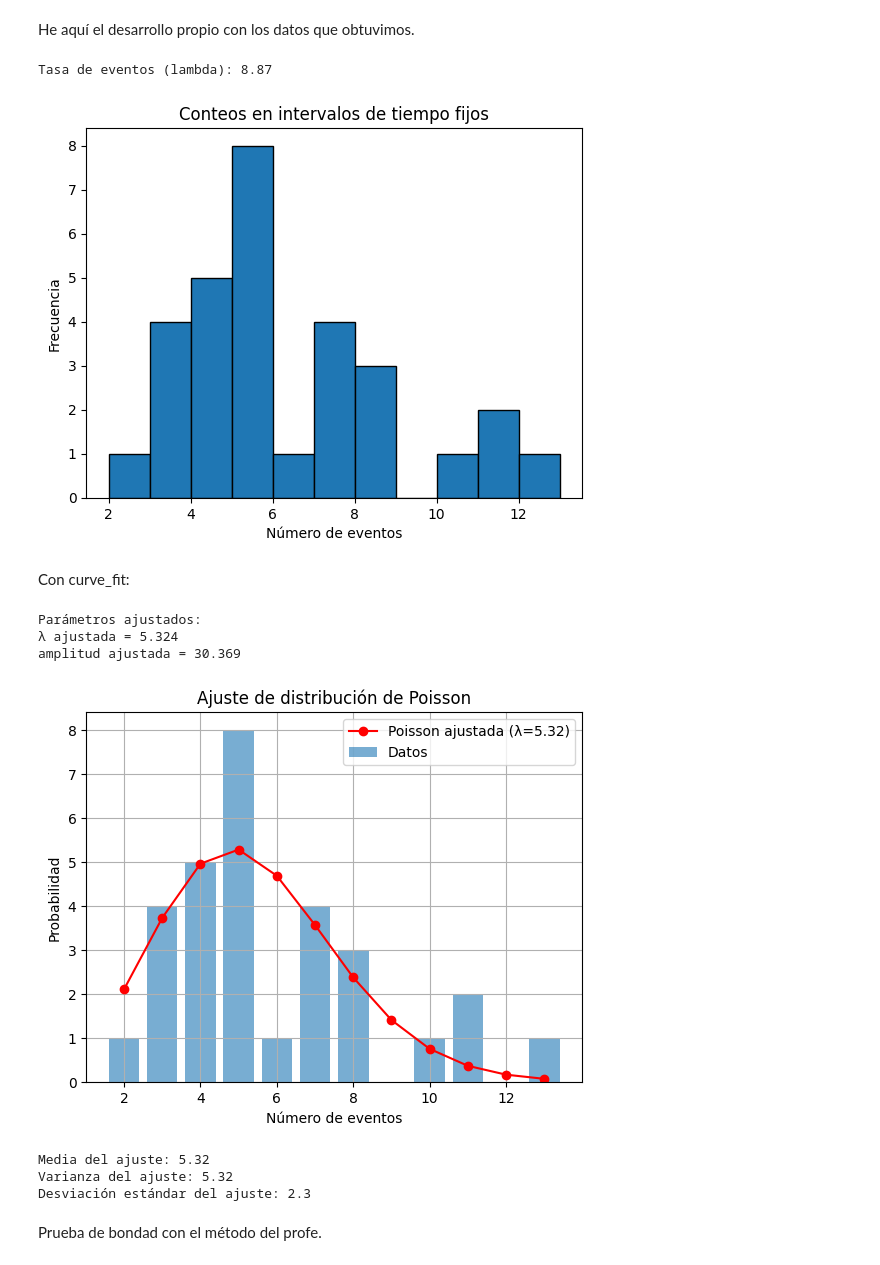
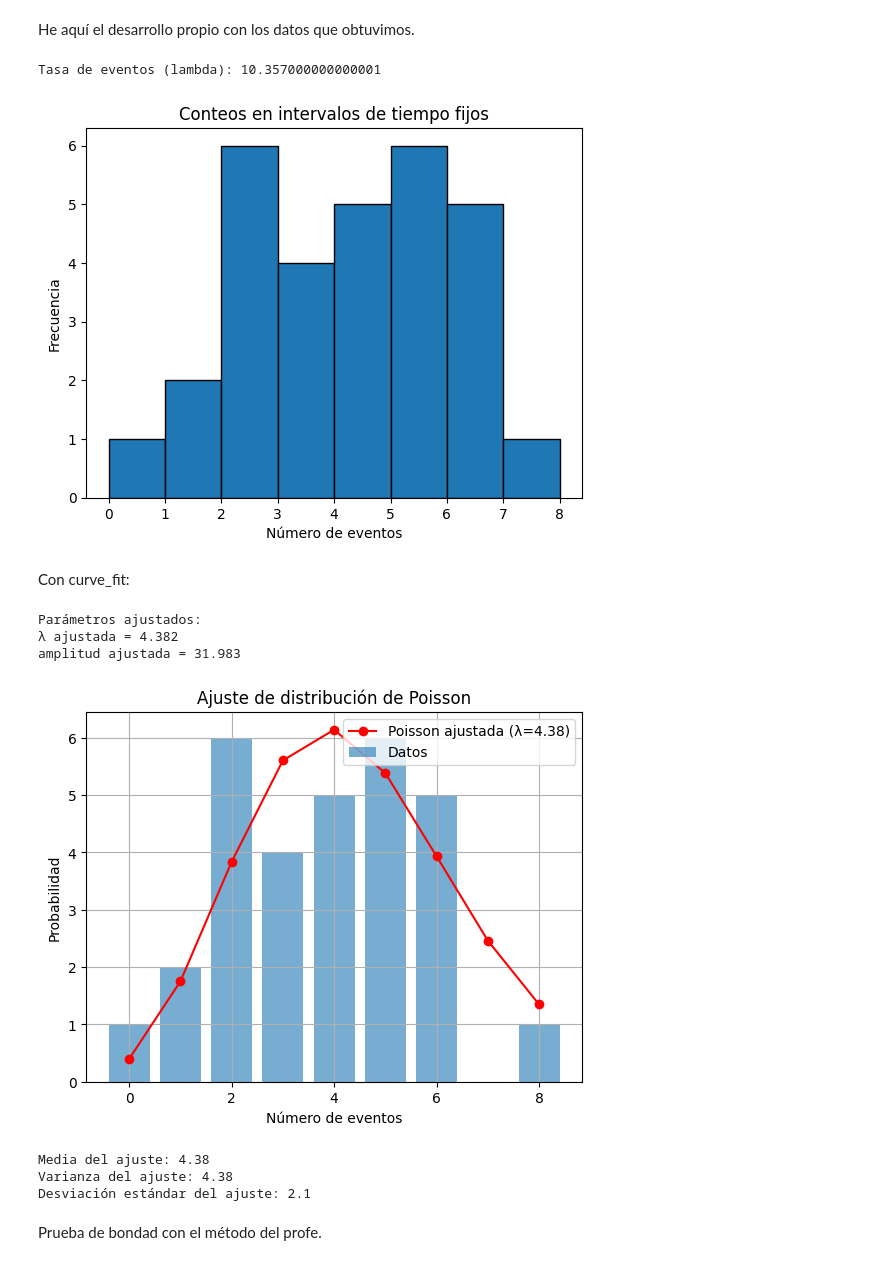
Before and after one commit to JosetoCa/Experimental-IV, a Jupyter notebook: Estadística de Poisson 1.1.ipynb, the cells around one changed output. Saved outputs shown, nothing was run; the diff lists cells and outputs as text; code cells hidden in the pictures.

```diff
--- a/Estadística de Poisson 1.1.ipynb
+++ b/Estadística de Poisson 1.1.ipynb
@@ -3,30 +3,32 @@ He aquí el desarrollo propio con los datos que obtuvimos.
 # %%
 import numpy as np
 import matplotlib.pyplot as plt
 
 
-valores_tiempo = np.array([4.21,3.29,12.09,12.83,7.70,6.96,3.68,18.93,9.66,9.35]) #en seg
+valores_tiempo = np.array([7.13,18.84,4.52,12.49,8.43,9.5,9.83,6.57,12.73,13.53]) #en seg
 
-conteos_por_intervalo = np.array([5,3,5,8,7,5,5,7,5,3,11,4,13,7,10,4,2,8,11,3,8,5,4,4,3,5,5,7,4,6])
+conteos_por_intervalo = np.array([2, 4, 1, 6, 6, 3, 4, 5, 2, 6, 5, 5, 3, 1, 3, 3, 8, 5, 5, 2, 2, 6, 6, 0, 5, 2, 4, 4, 2, 4])
 
 #americio-241
-conteos_americio = np.array([1,8,6,2,1,8,6,11,3,4,2,3,3,6,7,6,9,5,5,2,2,4,4,4,5,9,9,4,4,2])
+conteos_americio = np.array([1, 3, 5, 5, 7, 4, 8, 5, 3, 8, 8, 5, 4, 0, 1, 6, 8, 4, 8, 4, 3, 6, 4, 2, 5, 7, 2, 4, 1, 5])
 
 #torio - barra soldadura
-conteos_torio = np.array([3,2,0,7,2,5,6,5,11,4,4,2,5,6,4,2,6,0,1,4,8,1,6,6,6,2,7,2,5,4])
+conteos_torio = np.array([11, 6, 6, 4, 2, 4, 8, 2, 3, 7, 5, 5, 5, 9, 6, 7, 2, 5, 7, 10, 0, 10, 5, 3, 8, 4, 4, 3, 7, 6]
+
+)
 
 lambda_rate = valores_tiempo.mean()  # eventos por segundo
 
 print("Tasa de eventos (lambda):", lambda_rate)
 
 plt.hist(conteos_por_intervalo, bins=range(min(conteos_por_intervalo), max(conteos_por_intervalo)+1), edgecolor='black')
 plt.title("Conteos en intervalos de tiempo fijos")
 plt.xlabel("Número de eventos")
 plt.ylabel("Frecuencia")
 plt.show()
 # %% [output]
-Tasa de eventos (lambda): 8.87
+Tasa de eventos (lambda): 10.357000000000001
-[figure, old version]
+[figure, new version]
 # %% [markdown]
 Con curve_fit:
 # %%
@@ -75,12 +77,12 @@ print(f'Varianza del ajuste: {lambda_ajustada:.2f}')
 print(f'Desviación estándar del ajuste: {np.sqrt(lambda_ajustada):.1f}')
 # %% [output]
 Parámetros ajustados:
-λ ajustada = 5.324
-amplitud ajustada = 30.369
+λ ajustada = 4.382
+amplitud ajustada = 31.983
-[figure, old version]
+[figure, new version]
-Media del ajuste: 5.32
-Varianza del ajuste: 5.32
-Desviación estándar del ajuste: 2.3
+Media del ajuste: 4.38
+Varianza del ajuste: 4.38
+Desviación estándar del ajuste: 2.1
 # %% [markdown]
 Prueba de bondad con el método del profe.
 # %%
```
Also changed, not shown: parts of 3 cells of this notebook.
